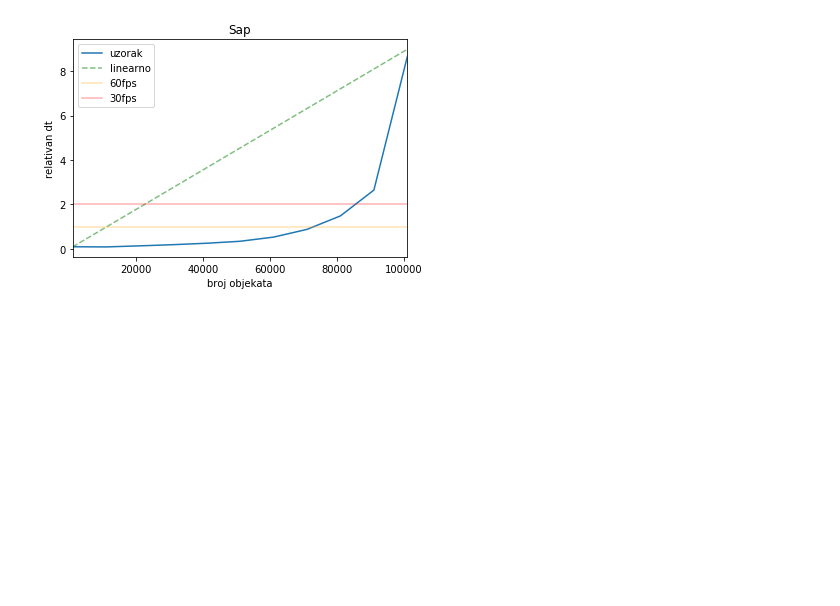
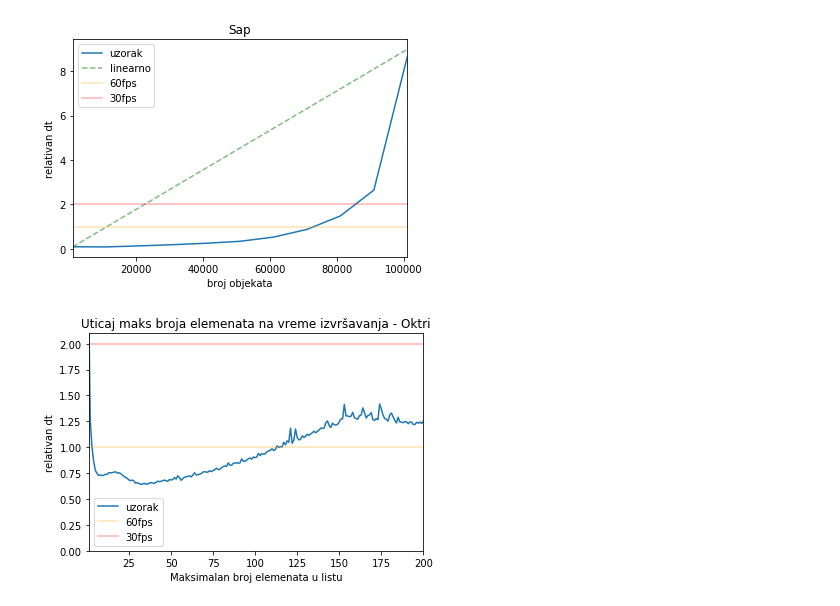
Before and after one commit to kredenac/collision-detection, a Jupyter notebook: analyze/visualize.ipynb, the cells around one changed output. Saved outputs shown, nothing was run; the diff lists cells and outputs as text; code cells hidden in the pictures; blank space fills up the shorter version.

Commit message:
octree leaf graph and control info

```diff
--- a/analyze/visualize.ipynb
+++ b/analyze/visualize.ipynb
@@ -198,3 +197,16 @@ plot(dataframe=dfsapdiv64
    )
 # %% [output]
 [figure]
+# %%
+dfleaf = pd.read_csv(basePath+'octree_maxLeafDiff.csv'
+                 , header=None,
+                names=['dt','size','count', 'maxDepth','maxLeaf','totalLeafElements'])
+
+plot(dataframe=dfleaf
+, xstr='maxLeaf', ystr='dt',
+     xlabel='Maksimalan broj elemenata u listu', ylabel='relativan dt', ylimUpper=2.1,
+     title='Uticaj maks broja elemenata na vreme izvršavanja - Oktri', figname='octree_leaf',
+     drawLinear=False
+   )
+# %% [output]
+[figure, added]
```
Also changed, not shown: parts of 6 cells of this notebook, 9 other files.
